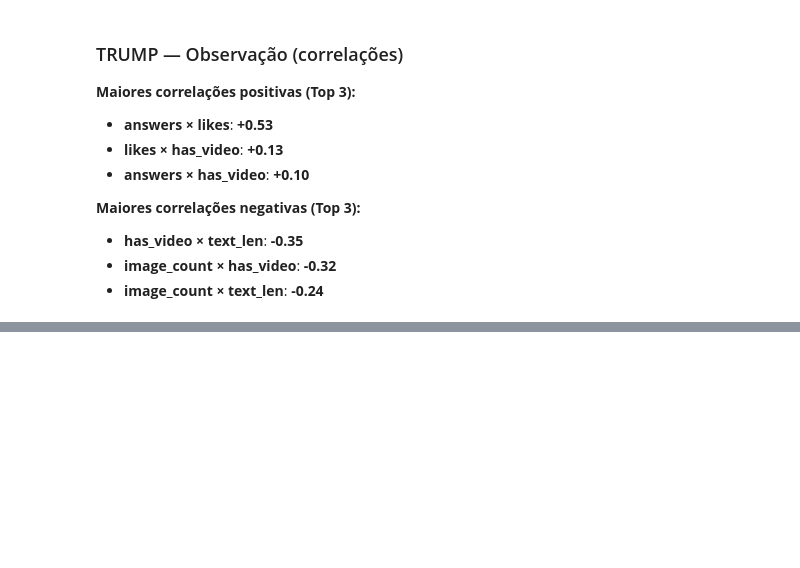
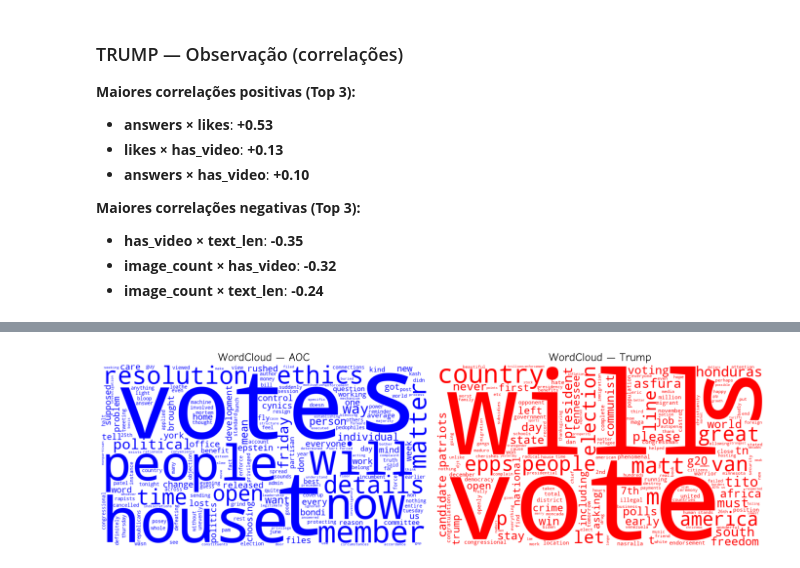
Before and after one commit to ayrtondenner/AOC-vs-Trump-Twitter-Analysis, a Jupyter notebook: analysis.ipynb, the cells around one changed output, grey strips where cells are left out. Saved outputs shown, nothing was run; the diff lists cells and outputs as text; code cells hidden in the pictures; blank space fills up the shorter version.

```diff
--- a/analysis.ipynb
+++ b/analysis.ipynb
@@ -1471,0 +1596,72 @@ for _src in ["aoc", "trump"]:
+# %%
+import re
+from wordcloud import WordCloud, STOPWORDS
+
+# --- Helpers ---
+def _clean_text(s: str) -> str:
+    s = str(s).lower()
+    s = re.sub(r"http\S+|www\.\S+", " ", s)          # urls
+    s = re.sub(r"@\w+", " ", s)                      # mentions
+    s = re.sub(r"#", " ", s)                         # keep hashtag word, drop '#'
+    s = re.sub(r"[^a-zà-ü0-9\s]", " ", s)            # punctuation
+    s = re.sub(r"\s+", " ", s).strip()
+    return s
+
+def _constant_color(color: str):
+    def _f(*args, **kwargs):
+        return color
+    return _f
+
+def make_wc(text_blob: str, color: str) -> WordCloud:
+    stopwords = set(STOPWORDS)
+    stopwords.update(
+        {
+            "amp", "rt", "https", "http", "tco",
+            "co", "via", "u", "im", "dont", "can", "cant",
+        }
+    )
+    return WordCloud(
+        width=900,
+        height=500,
+        background_color="white",
+        stopwords=stopwords,
+        collocations=False,
+        prefer_horizontal=0.9,
+        color_func=_constant_color(color),
+    ).generate(text_blob)
+
+# --- Build per-source corpora ---
+if "text" not in df.columns:
+    raise KeyError("A coluna 'text' não existe em df.")
+
+df_txt = df.loc[df["text"].notna(), ["source", "text"]].copy()
+df_txt["clean"] = df_txt["text"].map(_clean_text)
+
+text_aoc = " ".join(df_txt.loc[df_txt["source"].eq("aoc"), "clean"].tolist())
+text_trump = " ".join(df_txt.loc[df_txt["source"].eq("trump"), "clean"].tolist())
+
+if not text_aoc and not text_trump:
+    raise ValueError("Sem textos suficientes para gerar wordclouds (text vazio para ambas as fontes).")
+
+wc_aoc = make_wc(text_aoc, "blue") if text_aoc else None
+wc_trump = make_wc(text_trump, "red") if text_trump else None
+
+# --- Plot ---
+with xkcd_context():
+    fig, axes = plt.subplots(1, 2, figsize=(14, 6))
+
+    for ax, wc, title in [
+        (axes[0], wc_aoc, "WordCloud — AOC"),
+        (axes[1], wc_trump, "WordCloud — Trump"),
+    ]:
+        ax.set_title(title)
+        ax.axis("off")
+        if wc is None:
+            ax.text(0.5, 0.5, "Sem texto suficiente", ha="center", va="center")
+        else:
+            ax.imshow(wc, interpolation="bilinear")
+
+    fig.tight_layout()
+    plt.show()
+# %% [output]
+[figure, added]
```
Also changed, not shown: parts of 2 cells of this notebook.
